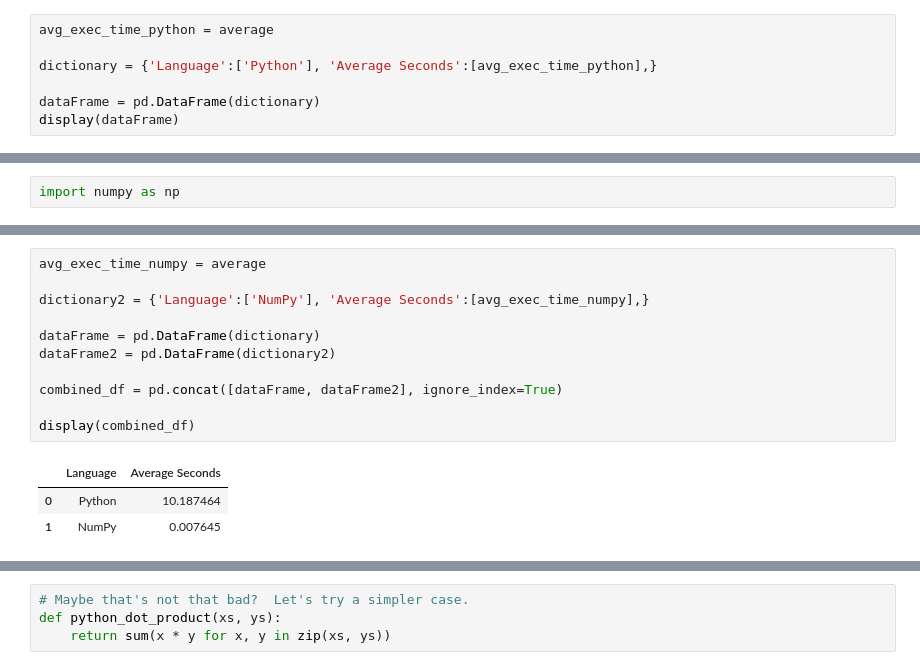
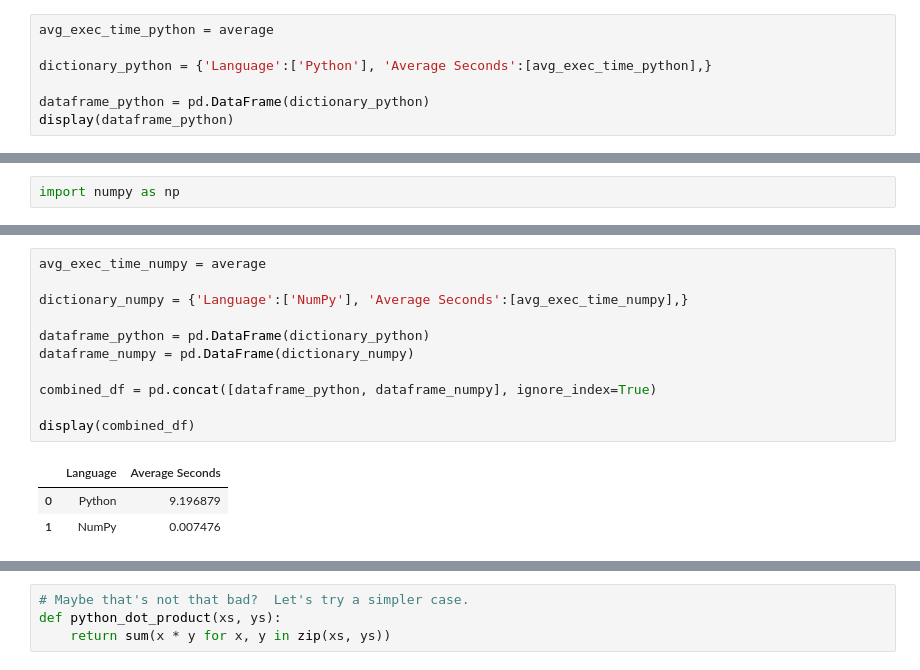
Before and after one commit to Jalzateco/MetNumUN2024I, a Jupyter notebook: Lab2/Laboratorio_2_Métodos_Numéricos.ipynb, the cells around one changed output, grey strips where cells are left out. Cells and saved outputs as stored; diff of their text form.

```diff
--- a/Lab2/Laboratorio_2_Métodos_Numéricos.ipynb
+++ b/Lab2/Laboratorio_2_Métodos_Numéricos.ipynb
@@ -479,9 +477,9 @@ import pandas as pd
 # %%
 avg_exec_time_python = average
 
-dictionary = {'Language':['Python'], 'Average Seconds':[avg_exec_time_python],}
+dictionary_python = {'Language':['Python'], 'Average Seconds':[avg_exec_time_python],}
 
-dataFrame = pd.DataFrame(dictionary)
-display(dataFrame)
+dataframe_python = pd.DataFrame(dictionary_python)
+display(dataframe_python)
 # %% [output]
 |  | Language | Average Seconds |
@@ -520,17 +518,17 @@ average = (sum/10)
 # %%
 avg_exec_time_numpy = average
 
-dictionary2 = {'Language':['NumPy'], 'Average Seconds':[avg_exec_time_numpy],}
+dictionary_numpy = {'Language':['NumPy'], 'Average Seconds':[avg_exec_time_numpy],}
 
-dataFrame = pd.DataFrame(dictionary)
-dataFrame2 = pd.DataFrame(dictionary2)
+dataframe_python = pd.DataFrame(dictionary_python)
+dataframe_numpy = pd.DataFrame(dictionary_numpy)
 
-combined_df = pd.concat([dataFrame, dataFrame2], ignore_index=True)
+combined_df = pd.concat([dataframe_python, dataframe_numpy], ignore_index=True)
 
 display(combined_df)
 # %% [output]
 |  | Language | Average Seconds |
-| 0 | Python | 10.187464 |
-| 1 | NumPy | 0.007645 |
+| 0 | Python | 9.196879 |
+| 1 | NumPy | 0.007476 |
 # %%
 %reload_ext fortranmagic
```
Also changed, not shown: parts of 55 cells of this notebook.
